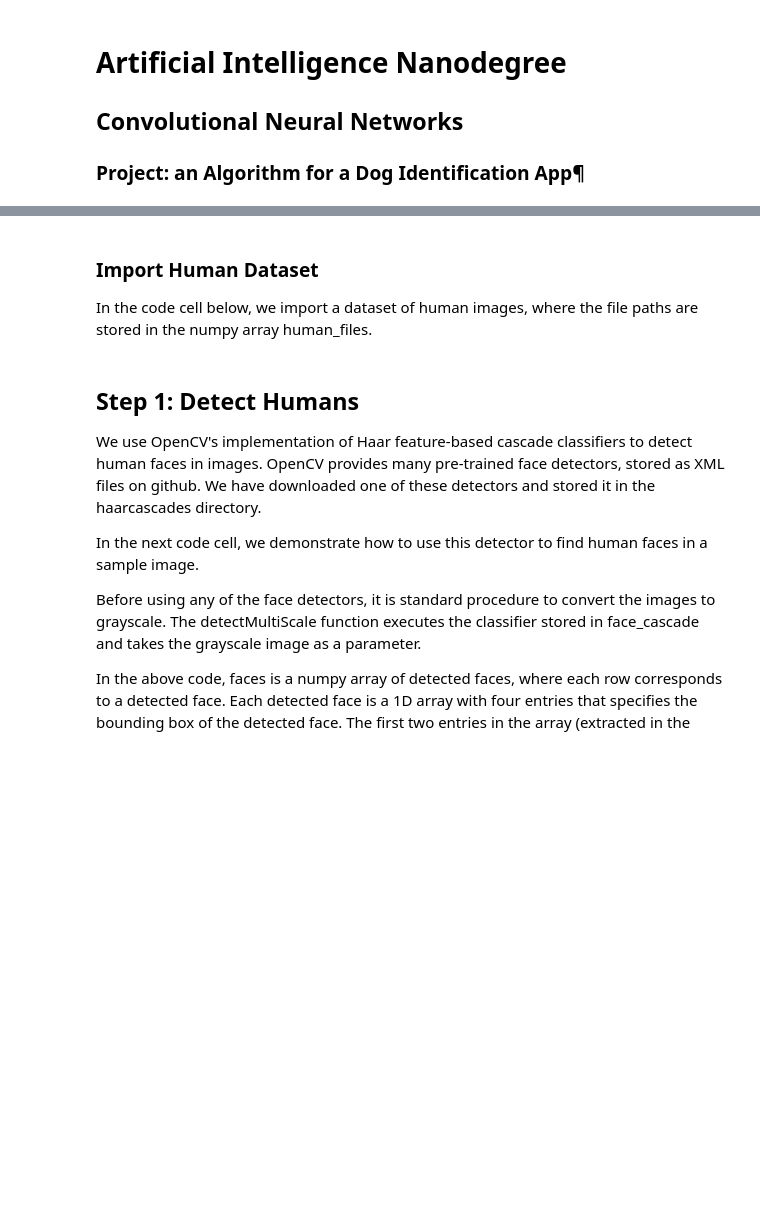
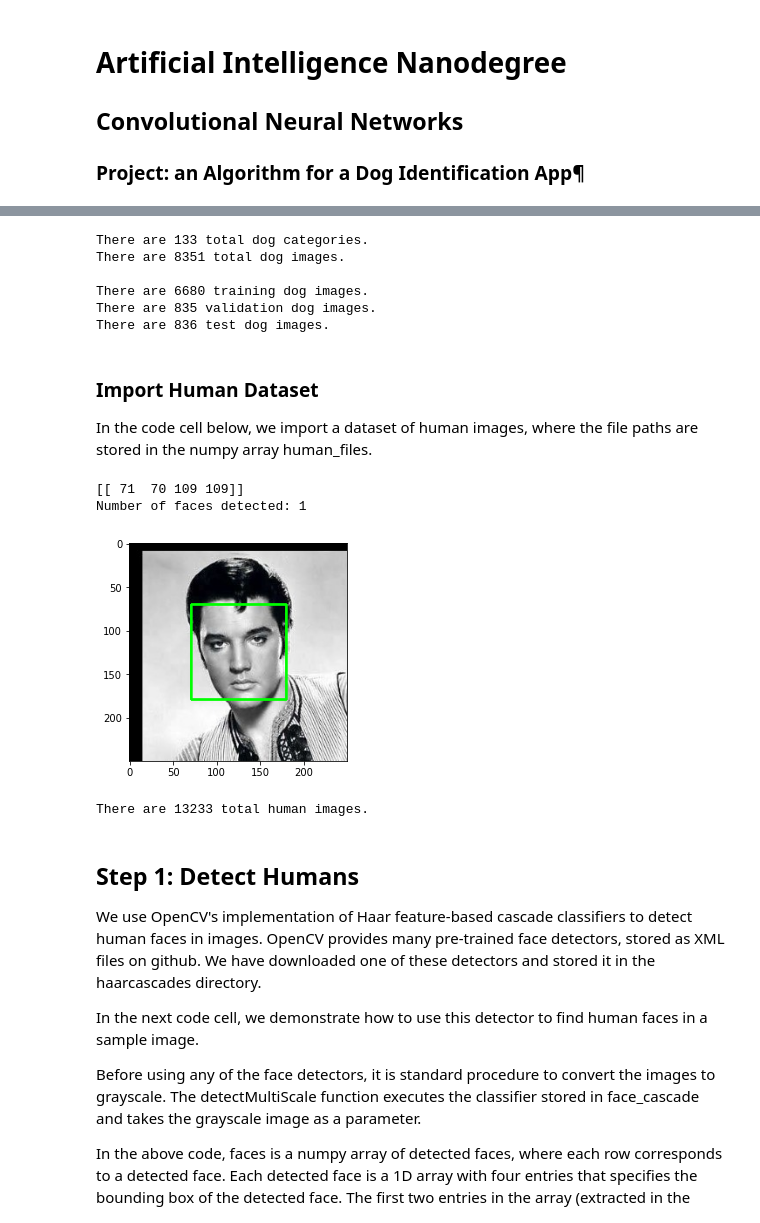
Before and after one commit to munoztd0/dog_classifier, a Jupyter notebook: dog_bred_identification.ipynb, the cells around one changed output, grey strips where cells are left out. Saved outputs shown, nothing was run; the diff lists cells and outputs as text; code cells hidden in the pictures; blank space fills up the shorter version.

```diff
--- a/dog_bred_identification.ipynb
+++ b/dog_bred_identification.ipynb
@@ -34,12 +29,12 @@ def load_dataset(path):
     return dog_files, dog_targets
 
 # load train, test, and validation datasets
-train_files, train_targets = load_dataset('dogImages/train')
-valid_files, valid_targets = load_dataset('dogImages/valid')
-test_files, test_targets = load_dataset('dogImages/test')
+train_files, train_targets = load_dataset('img/dogImages/train')
+valid_files, valid_targets = load_dataset('img/dogImages/valid')
+test_files, test_targets = load_dataset('img/dogImages/test')
 
 # load list of dog names
-dog_names = [item[20:-1] for item in sorted(glob("dogImages/train/*/"))]
+dog_names = [item[20:-1] for item in sorted(glob("img/dogImages/train/*/"))]
 
 # print statistics about the dataset
 print('There are %d total dog categories.' % len(dog_names))
@@ -47,6 +42,13 @@ print('There are %s total dog images.\n' % len(np.hstack([train_files, valid_fil
 print('There are %d training dog images.' % len(train_files))
 print('There are %d validation dog images.' % len(valid_files))
 print('There are %d test dog images.'% len(test_files))
+# %% [output]
+There are 133 total dog categories.
+There are 8351 total dog images.
+
+There are 6680 training dog images.
+There are 835 validation dog images.
+There are 836 test dog images.
 # %% [markdown]
 ### Import Human Dataset
 In the code cell below, we import a dataset of human images, where the file paths are stored in the numpy array human_files.
@@ -54,5 +56,11 @@ In the code cell below, we import a dataset of human images, where the file path
 %matplotlib inline
 
 # extract pre-trained face detector
-face_cascade = cv2.CascadeClassifier('haarcascades/haarcascade_frontalface_alt.xml')
+face_cascade = cv2.CascadeClassifier('haarcascades/hf.xml')
+
+random.seed(666)
+
+# load filenames in shuffled human dataset
+human_files = np.array(glob("img/lfw/*/*"))
+#random.shuffle(human_files)
 # %%
@@ -81,12 +87,13 @@ boxe_face(human_files[3])
 # %%
-random.seed(8666309)
-
-# load filenames in shuffled human dataset
-human_files = np.array(glob("lfw/*/*"))
-random.shuffle(human_files)
+boxe_face(human_files[3])
 
 # print statistics about the dataset
 print('There are %d total human images.' % len(human_files))
+# %% [output]
+[[ 71  70 109 109]]
+Number of faces detected: 1
+[figure, added]
+There are 13233 total human images.
 # %% [markdown]
 ## Step 1: Detect Humans
 We use OpenCV's implementation of Haar feature-based cascade classifiers to detect human faces in images. OpenCV provides many pre-trained face detectors, stored as XML files on github. We have downloaded one of these detectors and stored it in the haarcascades directory.
```
Also changed, not shown: parts of 3 cells of this notebook.
